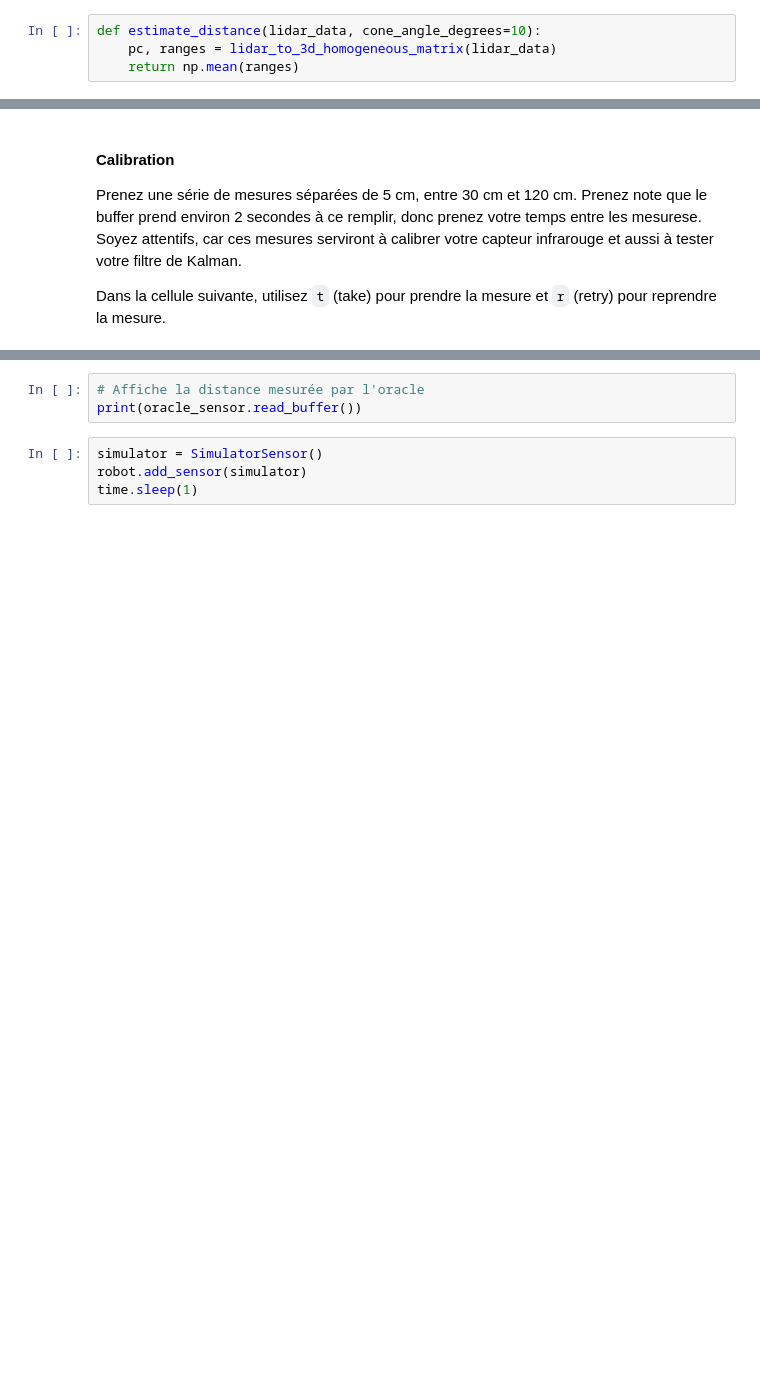
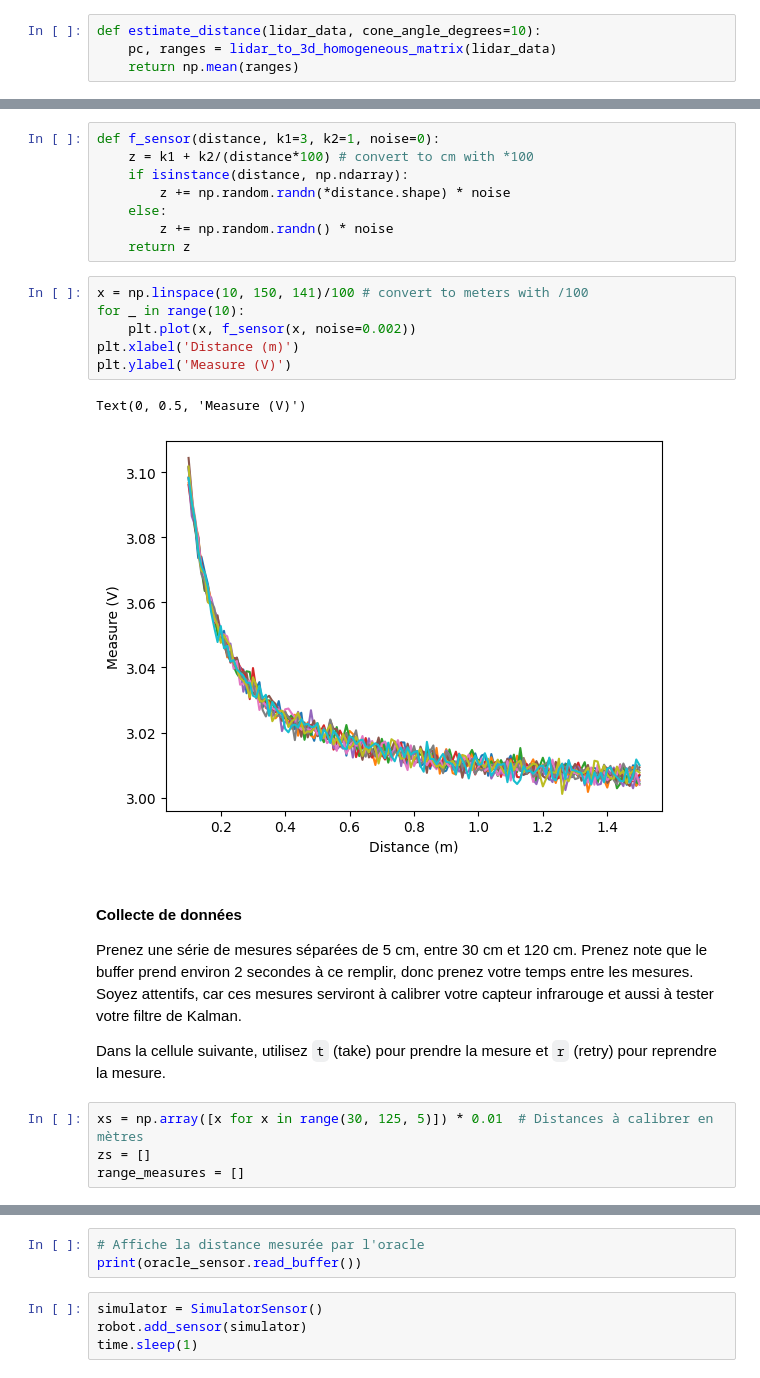
Before and after one commit to norlab-ulaval/glo4001, a Jupyter notebook: Laboratoire 6.ipynb, the cells around one changed output, grey strips where cells are left out. Drawn from its saved outputs; the diff is of its cells as text; blank space fills up the shorter version.

````diff
--- a/Laboratoire 6.ipynb
+++ b/Laboratoire 6.ipynb
@@ -94,9 +101,30 @@ estimate_distance(lidar.peek_data())
+# %%
+def f_sensor(distance, k1=3, k2=1, noise=0):
+    z = k1 + k2/(distance*100) # convert to cm with *100
+    if isinstance(distance, np.ndarray):
+        z += np.random.randn(*distance.shape) * noise
+    else:
+        z += np.random.randn() * noise
+    return z
+# %%
+x = np.linspace(10, 150, 141)/100 # convert to meters with /100
+for _ in range(10):
+    plt.plot(x, f_sensor(x, noise=0.002))
+plt.xlabel('Distance (m)')
+plt.ylabel('Measure (V)')
+# %% [output]
+Text(0, 0.5, 'Measure (V)')
+[figure, added]
 # %% [markdown]
-#### Calibration
-Prenez une série de mesures séparées de 5 cm, entre 30 cm et 120 cm. Prenez note que le buffer prend environ 2 secondes à ce remplir, donc prenez votre temps entre les mesurese.
+#### Collecte de données
+Prenez une série de mesures séparées de 5 cm, entre 30 cm et 120 cm. Prenez note que le buffer prend environ 2 secondes à ce remplir, donc prenez votre temps entre les mesures.
 Soyez attentifs, car ces mesures
 serviront à calibrer votre capteur infrarouge et aussi à tester votre filtre de Kalman.
 
 Dans la cellule suivante, utilisez ```t``` (take) pour prendre la mesure et ```r``` (retry) pour reprendre la mesure.
+# %%
+xs = np.array([x for x in range(30, 125, 5)]) * 0.01  # Distances à calibrer en mètres
+zs = []
+range_measures = []
 # %%
 # Capture des données de calibration
````
Also changed, not shown: parts of 13 cells of this notebook, 1 other file.
